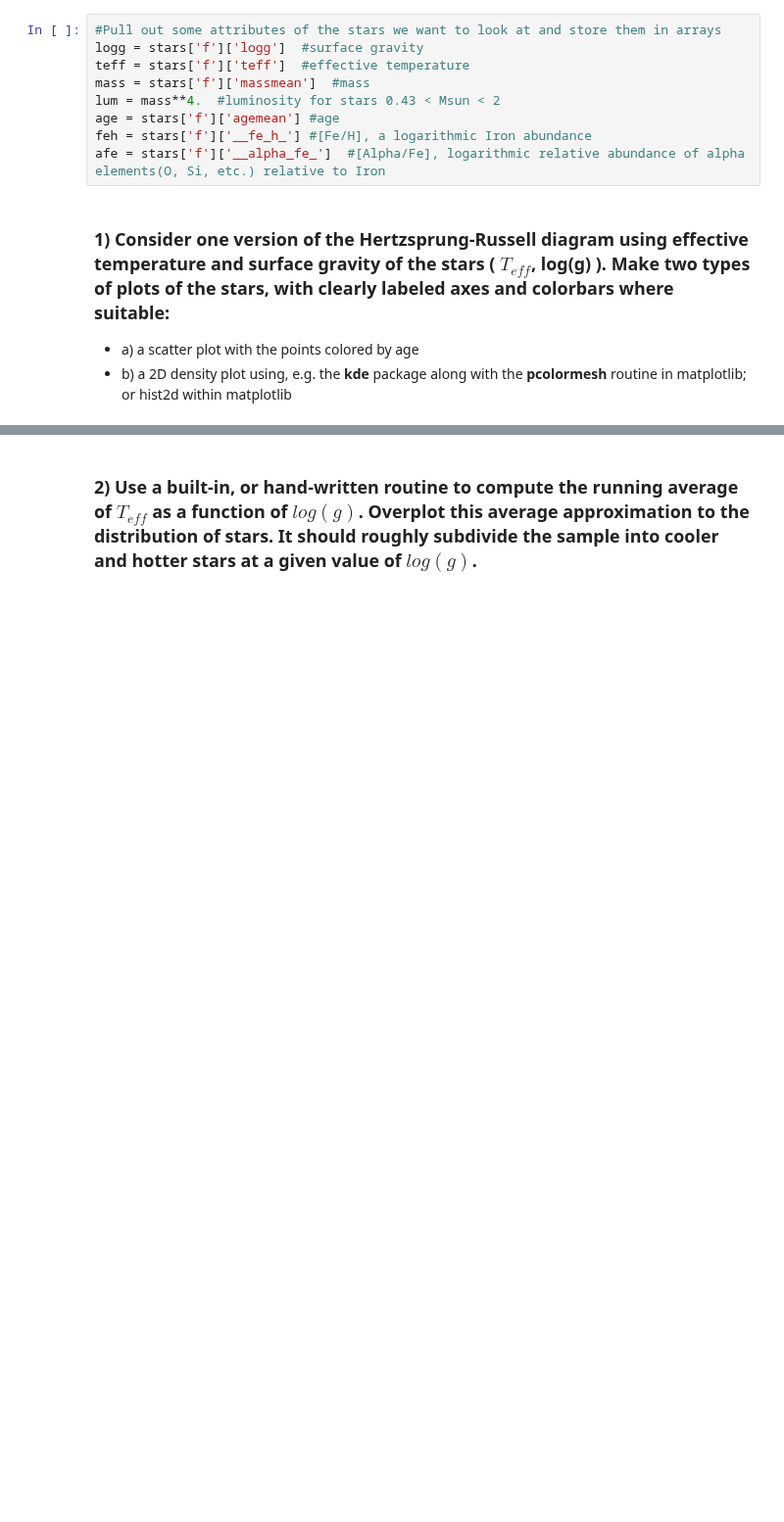
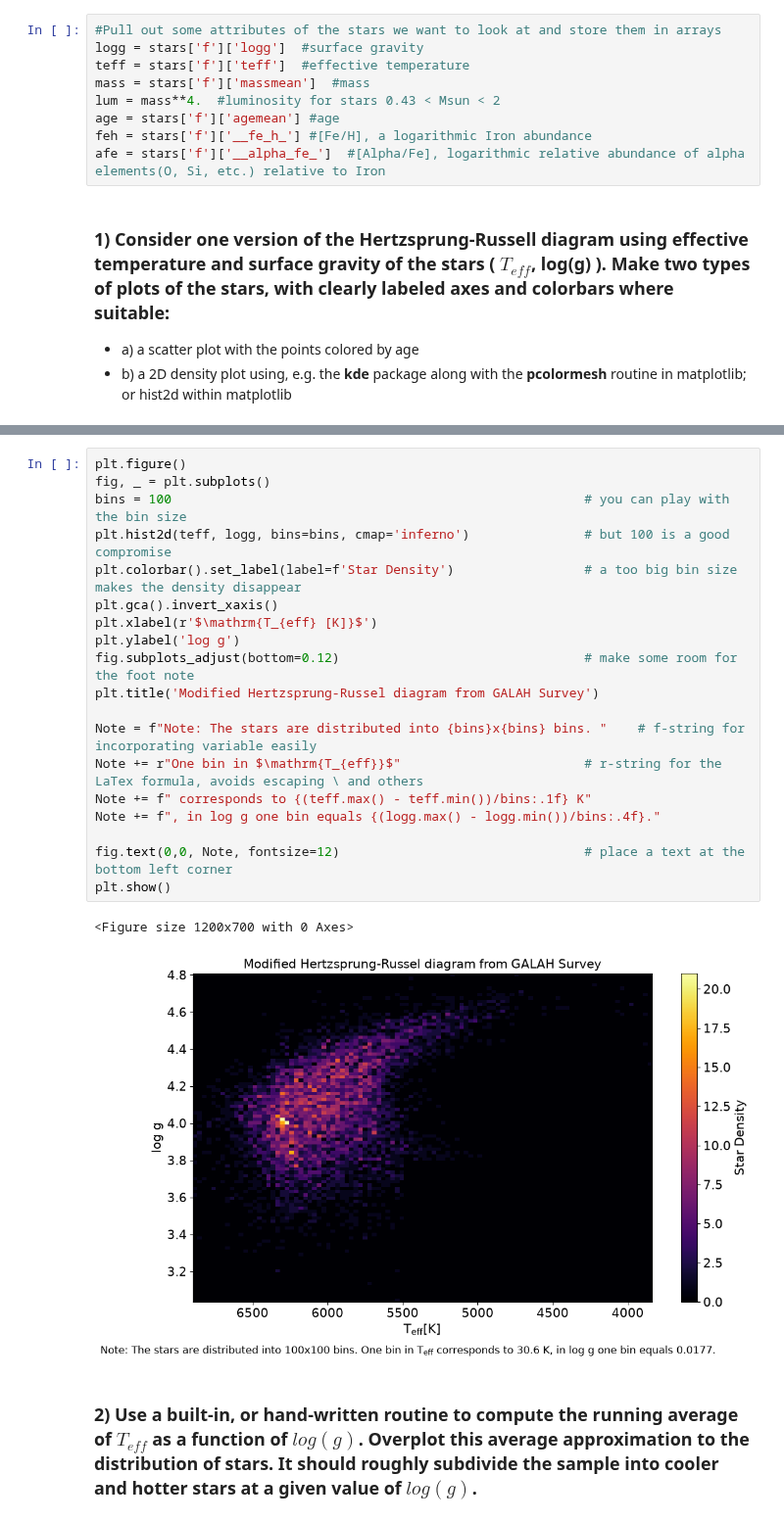
Before and after one commit to MarcusFri/NumAstro2026W_MarcusFrischherz_08225094, a Jupyter notebook: Exercise_sheet_2.ipynb, the cells around one changed output, grey strips where cells are left out. Shown at 98% size. Saved outputs shown, nothing was run; the diff lists cells and outputs as text; blank space fills up the shorter version.

```diff
--- a/Exercise_sheet_2.ipynb
+++ b/Exercise_sheet_2.ipynb
@@ -45,2 +58,24 @@ plt.show()
+# %%
+plt.figure()
+fig, _ = plt.subplots()
+bins = 100                                                      # you can play with the bin size
+plt.hist2d(teff, logg, bins=bins, cmap='inferno')               # but 100 is a good compromise
+plt.colorbar().set_label(label=f'Star Density')                 # a too big bin size makes the density disappear
+plt.gca().invert_xaxis()
+plt.xlabel(r'$\mathrm{T_{eff} [K]}$')
+plt.ylabel('log g')
+fig.subplots_adjust(bottom=0.12)                                # make some room for the foot note
+plt.title('Modified Hertzsprung-Russel diagram from GALAH Survey')
+
+Note = f"Note: The stars are distributed into {bins}x{bins} bins. "    # f-string for incorporating variable easily
+Note += r"One bin in $\mathrm{T_{eff}}$"                        # r-string for the LaTex formula, avoids escaping \ and others
+Note += f" corresponds to {(teff.max() - teff.min())/bins:.1f} K"
+Note += f", in log g one bin equals {(logg.max() - logg.min())/bins:.4f}."
+
+fig.text(0,0, Note, fontsize=12)                                # place a text at the bottom left corner
+plt.show()
+# %% [output]
+<Figure size 1200x700 with 0 Axes>
+[figure, added]
 # %% [markdown]
 ### 2) Use a built-in, or hand-written routine to compute the running average of $T_{eff}$ as a function of $log(g)$.  Overplot this average approximation to the distribution of stars.  It should roughly subdivide the sample into cooler and hotter stars at a given value of $log(g)$.
```
Also changed, not shown: parts of 6 cells of this notebook.
